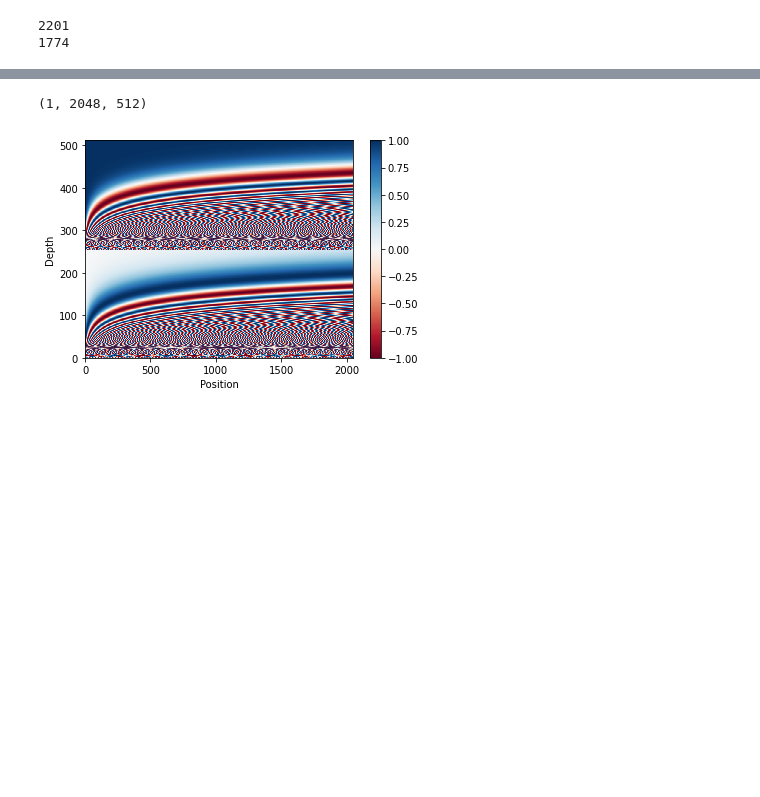
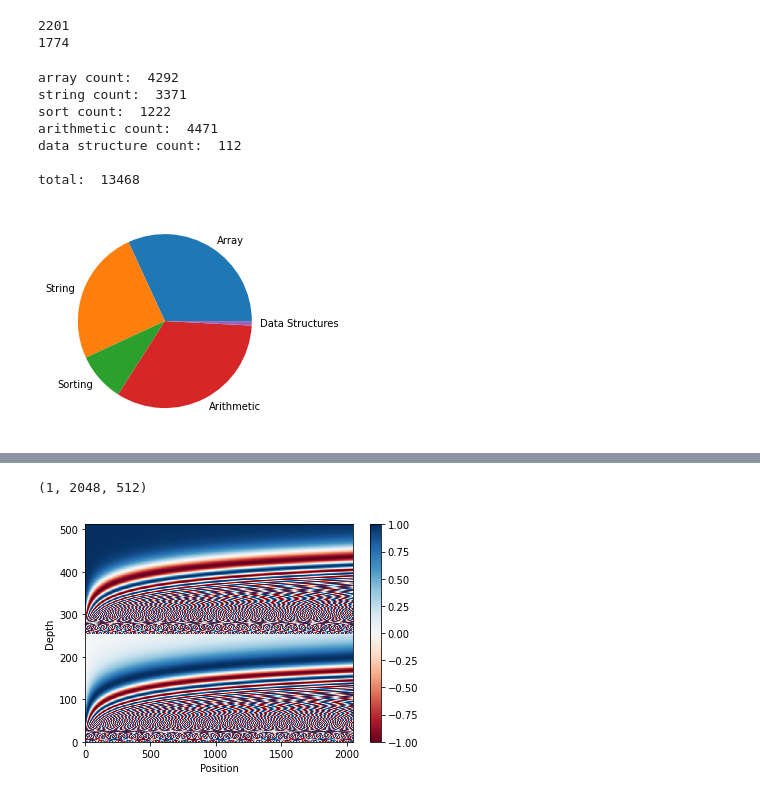
Before and after one commit to buzzbing/transformer_based_source_code_generator, a Jupyter notebook: ModelSPoCTrain.ipynb, the cells around one changed output, grey strips where cells are left out. Drawn from its saved outputs; the diff is of its cells as text; code cells hidden in the pictures; blank space fills up the shorter version.

```diff
--- a/ModelSPoCTrain.ipynb
+++ b/ModelSPoCTrain.ipynb
@@ -60,2 +63,52 @@ dataset = pd.read_csv("drive/MyDrive/MajorProjectPseudoCodeCpp/spoc_cleaned_next
 train_examples = dataset[2000:]
 val_examples = dataset[:2000]
+# %%
+def domain_distribution(dataset):
+    array_count= 0
+    string_count= 0
+    sort_count= 0
+    arith_count=0
+    ds_count = 0
+    other_count = 0
+
+    for each in dataset['pseudocode'].tolist():
+        ac= re.findall('array',each)
+        if ac: array_count +=1
+        sc= re.findall('string',each)
+        if sc: string_count +=1
+        srtc = re.findall('sort',each)
+        if srtc: sort_count+=1
+        arc = re.findall('add|subtract|multiply|divide|factorial|sum|difference|product|mod|remainder|quotient|fibonacci',each)
+        if arc: arith_count+=1
+        temp = re.findall('linkedlist|stack|queue|list',each)
+        if temp: ds_count+=1
+
+    print("array count: ",array_count)
+    print("string count: ",string_count)
+    print("sort count: ",sort_count)
+    print("arithmetic count: ",arith_count)
+    print("data structure count: ",ds_count)
+
+
+    dist_count = array_count+string_count+sort_count+arith_count+ds_count
+    # print(dist_count)
+    # others =len(dataset)-dist_count
+    # print("others :" , others)
+
+    print('\n'+'total: ',dist_count)
+    y = np.array([array_count,string_count,sort_count,arith_count,ds_count])
+    mylabels = ["Array", "String", "Sorting", "Arithmetic","Data Structures"]
+
+    plt.pie(y, labels = mylabels)
+    plt.show()
+# %%
+domain_distribution(dataset)
+# %% [output]
+array count:  4292
+string count:  3371
+sort count:  1222
+arithmetic count:  4471
+data structure count:  112
+
+total:  13468
+[figure, added]
```
Also changed, not shown: parts of 32 cells of this notebook.
